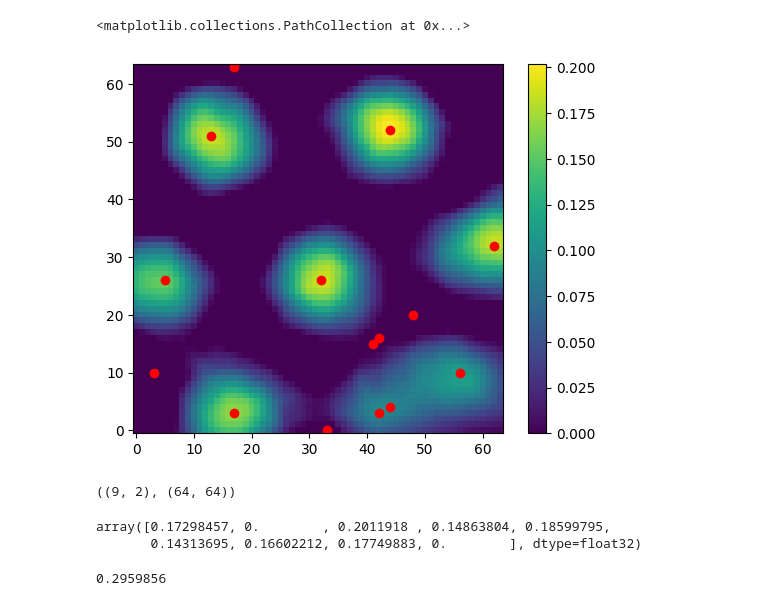
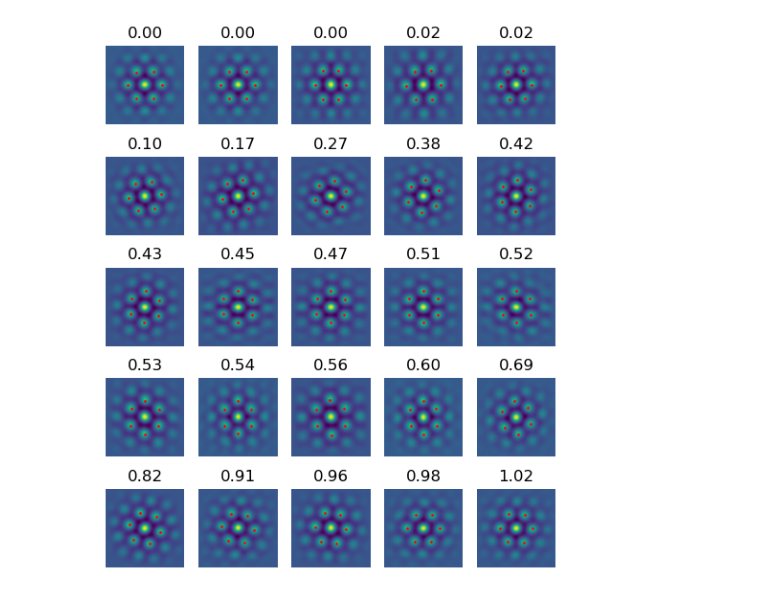
Before and after one commit to bioAI-Oslo/GridsWithoutPI, a Jupyter notebook: analyse-grids.ipynb, the cells around one changed output. Drawn from its saved outputs; the diff is of its cells as text; code cells hidden in the pictures.

```diff
--- a/analyse-grids.ipynb
+++ b/analyse-grids.ipynb
@@ -71,22 +72,25 @@ array([[29, 33],
-# %%
-peaks = [sm.find_peaks(g) for g in gs]
-idx = 1
-plt.imshow(gs[idx].T, origin = "lower")
-plt.colorbar()
-plt.scatter(*peaks[idx].T, c = "r")
-# %% [output]
-<matplotlib.collections.PathCollection at 0x...>
-[figure, removed]
-# %%
-peaks[0].shape, gs[0].shape
-# %% [output]
-((9, 2), (64, 64))
-# %%
-gs[0][peaks[0][:,0], peaks[0][:,1]]
-# %% [output]
-array([0.17298457, 0.        , 0.2011918 , 0.14863804, 0.18599795,
-       0.14313695, 0.16602212, 0.17749883, 0.        ], dtype=float32)
-# %%
-np.max(gs)
-# %% [output]
-0.2959856
+# %%
+acorrs = acorrs[grid_score > 0.9]
+peaks = [sm.find_peaks(acorr) for acorr in acorrs]
+# %%
+thetas = np.array([sm.spacing_and_orientation(peak, acorrs.shape[-1])[1] for peak in peaks])
+spacings = np.array([sm.spacing_and_orientation(peak, acorrs.shape[-1])[0] for peak in peaks])
+spacings = spacings*4*np.pi/acorrs.shape[-1] # scale to box size
+# %%
+orientation_sorting = np.argsort(thetas)
+sorted_maps = acorrs[orientation_sorting]
+plot_peaks = [peaks[ind] for ind in orientation_sorting]
+
+ns = 5 # ns x ns grid of unit ratemaps
+increment = len(thetas) // (ns**2)
+count = 0
+fig, ax = plt.subplots(ns,ns, figsize = (5,6))
+for i in range(ns**2):
+    im = ax[i//ns,i%ns].imshow(sorted_maps[count], origin = "lower")
+    ax[i//ns,i%ns].scatter(plot_peaks[count][1:7][:,1], plot_peaks[count][1:7][:,0], c = "r", s = 1)
+    ax[i//ns,i%ns].axis("off")
+    ax[i//ns,i%ns].set_title(f"{thetas[orientation_sorting][count]%(np.pi/3):.2f}")
+    count += increment
+plt.tight_layout()
+# %% [output]
+[figure, added]
```
Also changed, not shown: parts of 14 cells of this notebook.
